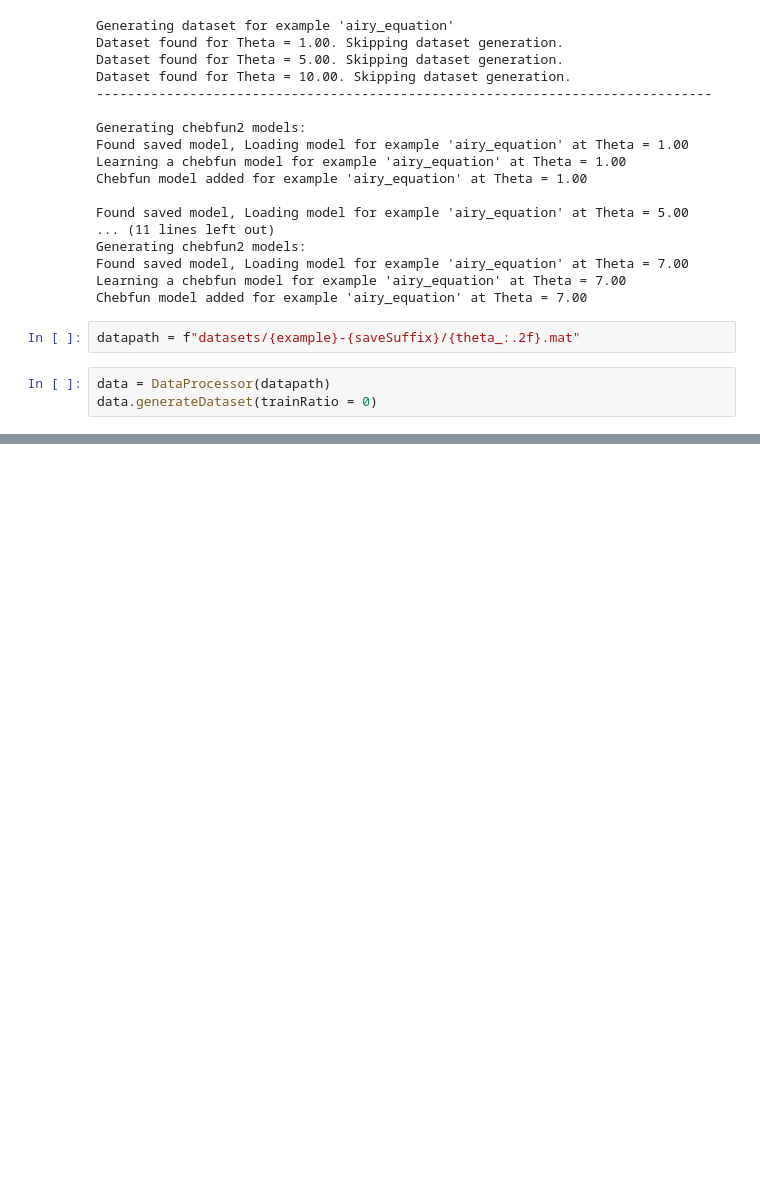
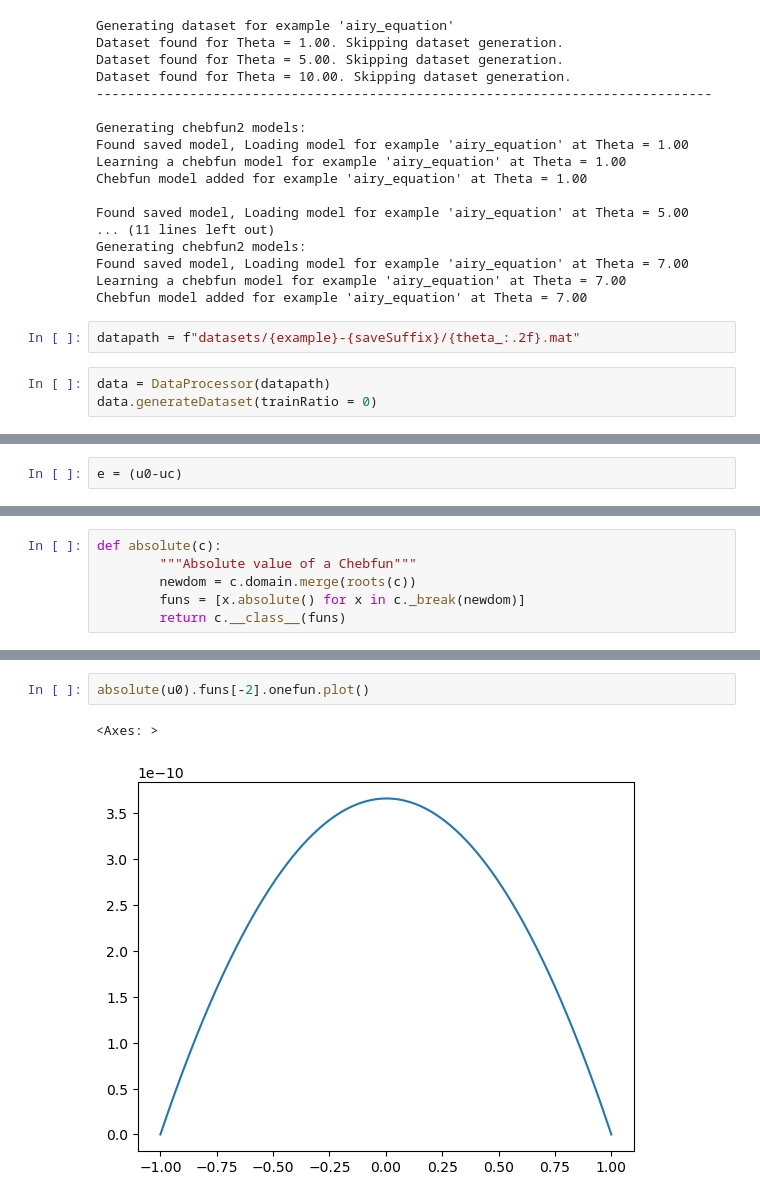
Before and after one commit to hsharsh/chebgreen, a Jupyter notebook: archived/test.ipynb, the cells around one changed output, grey strips where cells are left out. Saved outputs shown, nothing was run; the diff lists cells and outputs as text; blank space fills up the shorter version.

```diff
--- a/archived/test.ipynb
+++ b/archived/test.ipynb
@@ -64,0 +74,2 @@ error, uc, u0 = model.computeEmpiricalError(theta_, data)
+# %%
+e = (u0-uc)
@@ -64,0 +146,6 @@ error, uc, u0 = model.computeEmpiricalError(theta_, data)
+# %%
+def absolute(c):
+        """Absolute value of a Chebfun"""
+        newdom = c.domain.merge(roots(c))
+        funs = [x.absolute() for x in c._break(newdom)]
+        return c.__class__(funs)
@@ -64,0 +169,5 @@ error, uc, u0 = model.computeEmpiricalError(theta_, data)
+# %%
+absolute(u0).funs[-2].onefun.plot()
+# %% [output]
+<Axes: >
+[figure, added]
```
Also changed, not shown: parts of 21 cells of this notebook, 49 other files.
